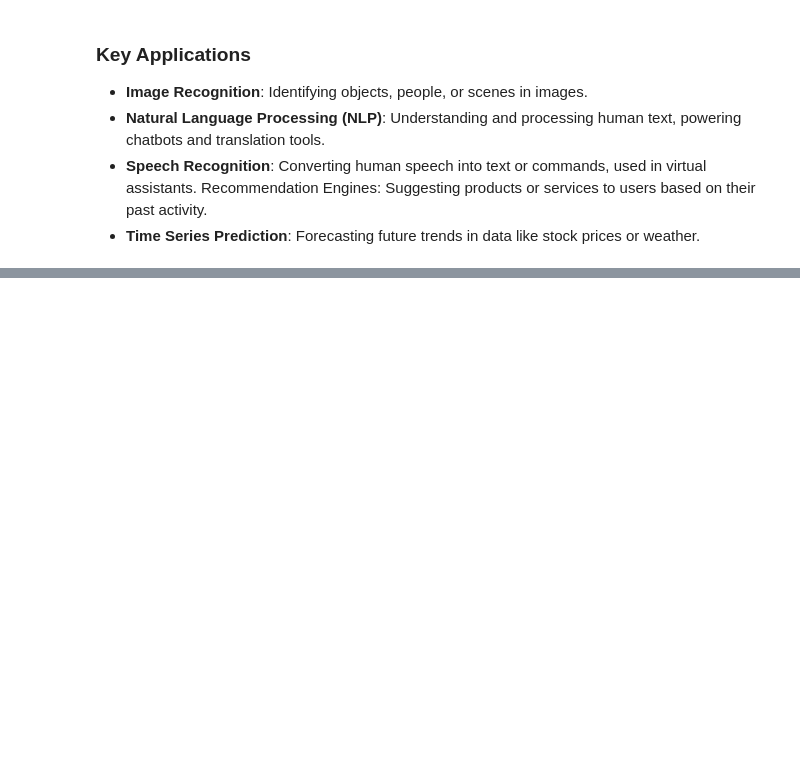
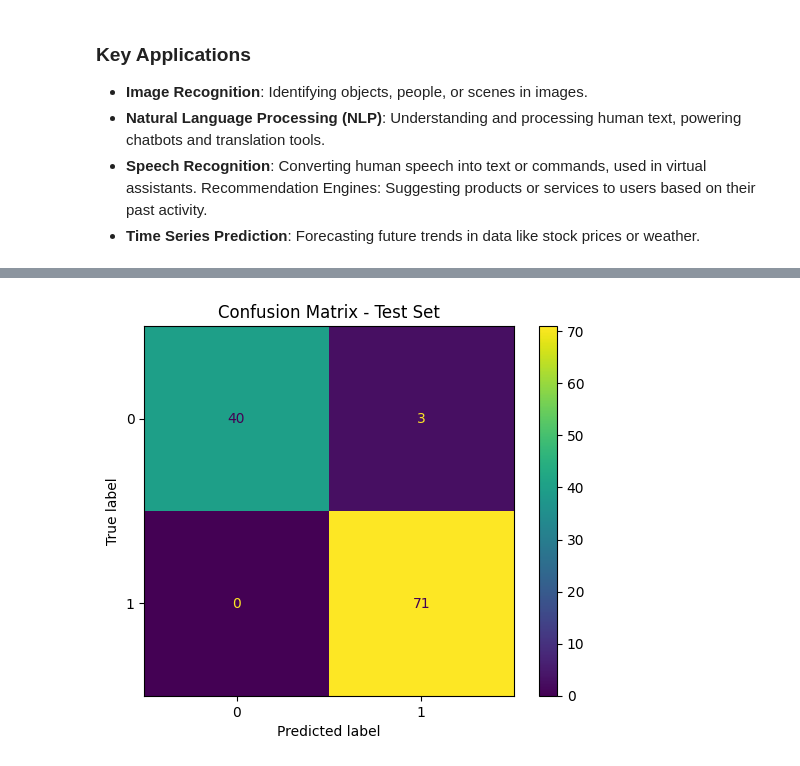
Before and after one commit to bonareri/data-science-class, a Jupyter notebook: 07-Deep_Learning/09.01 Introduction to Neural Networks.ipynb, the cells around one changed output, grey strips where cells are left out. Cells and saved outputs as stored; diff of their text form; code cells hidden in the pictures; blank space fills up the shorter version.

```diff
--- a/07-Deep_Learning/09.01 Introduction to Neural Networks.ipynb
+++ b/07-Deep_Learning/09.01 Introduction to Neural Networks.ipynb
@@ -142,0 +279,2 @@ Recommendation Engines: Suggesting products or services to users based on their
+# %%
+model.add(Dense(1, activation='sigmoid'))
@@ -142,0 +295,6 @@ Recommendation Engines: Suggesting products or services to users based on their
+# %%
+model.compile(
+    optimizer='adam',
+    loss='binary_crossentropy',
+    metrics=['accuracy']
+)
@@ -142,0 +309,8 @@ Recommendation Engines: Suggesting products or services to users based on their
+# %%
+history = model.fit(
+    X_train,
+    y_train,
+    epochs=50,
+    batch_size=32,
+    validation_split=0.2
+)
@@ -142,0 +363,6 @@ Recommendation Engines: Suggesting products or services to users based on their
+# %%
+train_predictions = model.predict(X_train)
+test_predictions = model.predict(X_test)
+
+train_pred_classes = (train_predictions > 0.5).astype(int)
+test_pred_classes = (test_predictions > 0.5).astype(int)
@@ -142,0 +392,10 @@ Recommendation Engines: Suggesting products or services to users based on their
+# %%
+# Confusion Matrix (Test Set)
+cm = confusion_matrix(y_test, test_pred_classes)
+
+disp = ConfusionMatrixDisplay(confusion_matrix=cm)
+disp.plot()
+plt.title("Confusion Matrix - Test Set")
+plt.show()
+# %% [output]
+[figure, added]
```
Also changed, not shown: parts of 44 cells of this notebook, 2 other files.
